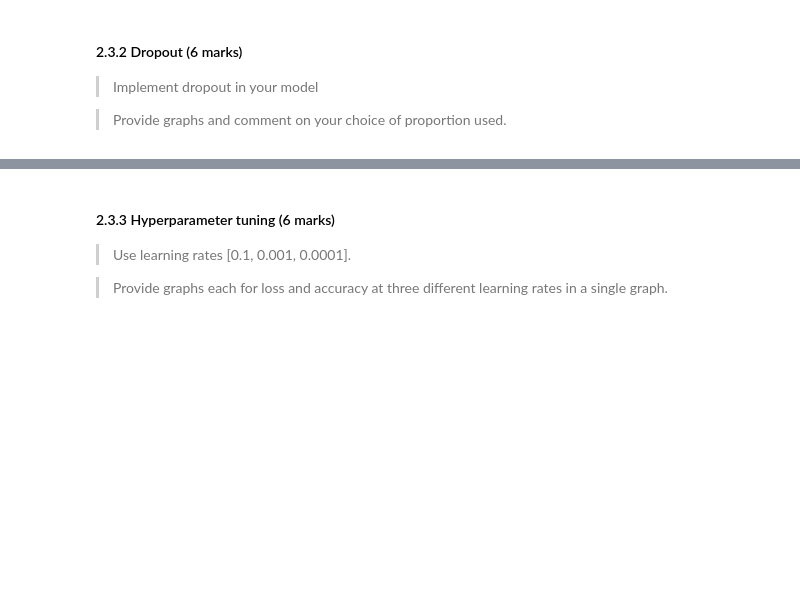
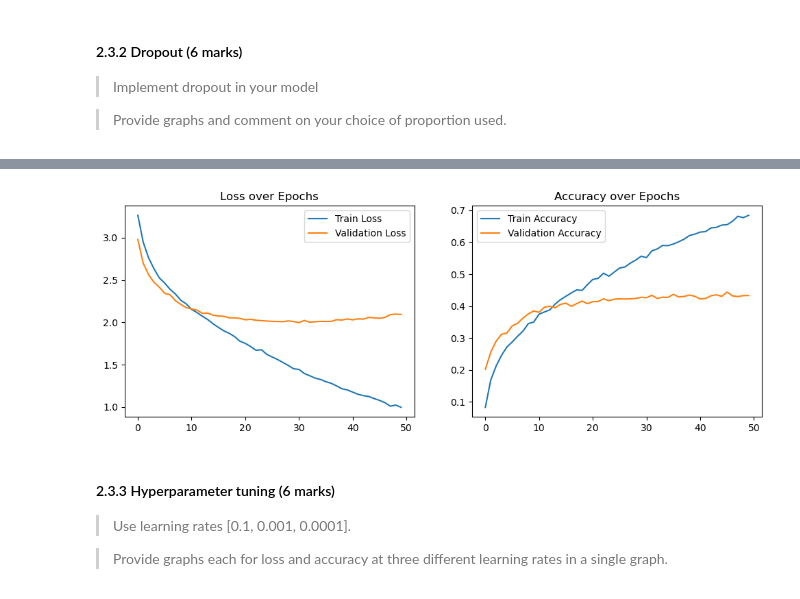
Before and after one commit to assh/dl_assessment2, a Jupyter notebook: COMP5625M_assessment2024_problem.ipynb, the cells around one changed output, grey strips where cells are left out. Cells and saved outputs as stored; diff of their text form; code cells hidden in the pictures; blank space fills up the shorter version.

```diff
--- a/COMP5625M_assessment2024_problem.ipynb
+++ b/COMP5625M_assessment2024_problem.ipynb
@@ -802,0 +894,34 @@ plot_training_history(cnn_history)
+# %%
+class SimpleCNNDropout(nn.Module):
+    def __init__(self, dropout_rate=0.5):  # Adding a dropout_rate parameter with a default of 0.5
+        super(SimpleCNNDropout, self).__init__()
+        self.conv1 = nn.Conv2d(3, 32, 3, padding=1)
+        self.conv2 = nn.Conv2d(32, 64, 3, padding=1)
+        self.relu = nn.ReLU()
+        self.maxpool = nn.MaxPool2d(2, 2)
+        self.dropout = nn.Dropout(p=dropout_rate)  # Dropout layer
+        self.fc1 = nn.Linear(64 * 16 * 16, 128)
+        self.fc2 = nn.Linear(128, 30)
+
+    def forward(self, x):
+        x = self.maxpool(self.relu(self.conv1(x)))
+        x = self.maxpool(self.relu(self.conv2(x)))
+        x = x.view(-1, 64 * 16 * 16)  # Flatten the output
+        x = self.dropout(x)  # Apply dropout
+        x = self.relu(self.fc1(x))
+        x = self.dropout(x)  # Apply dropout
+        x = self.fc2(x)
+        return x
+
+# Example of creating a model with a specific dropout rate
+model = SimpleCNNDropout(dropout_rate=0.5)
+# %%
+cnn_criterion = nn.CrossEntropyLoss()
+cnn_optimizer = optim.Adam(model.parameters(), lr=1e-4)
+
+# Train CNN model
+model, cnn_history = train_model(model, train_loader, val_loader, cnn_criterion, cnn_optimizer, num_epochs=50)
+
+# Plot training history for CNN
+plot_training_history(cnn_history)
+# %% [output]
@@ -803,3 +945,4 @@ plot_training_history(cnn_history)
+[figure, added]
 # %% [markdown]
 #### 2.3.3 Hyperparameter tuning (6 marks)
 
```
Also changed, not shown: parts of 15 cells of this notebook, 2 other files.
